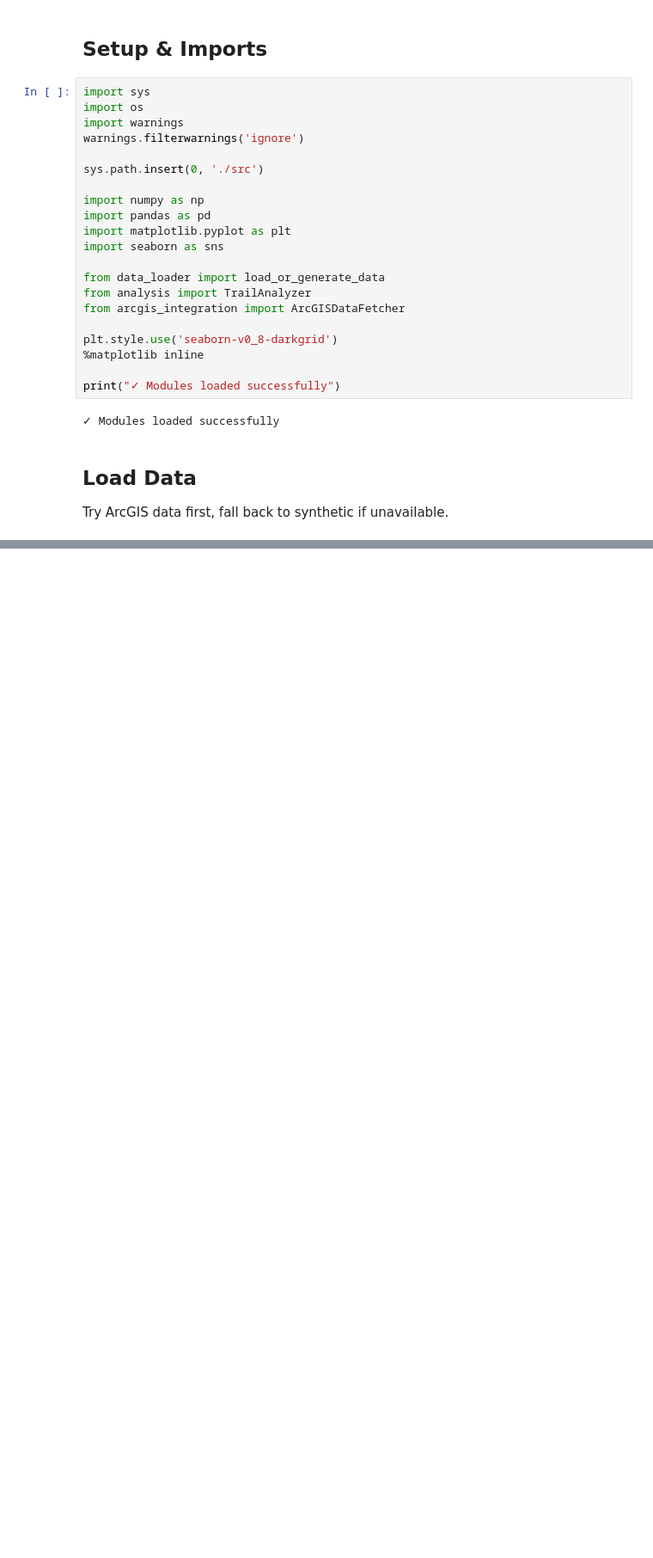
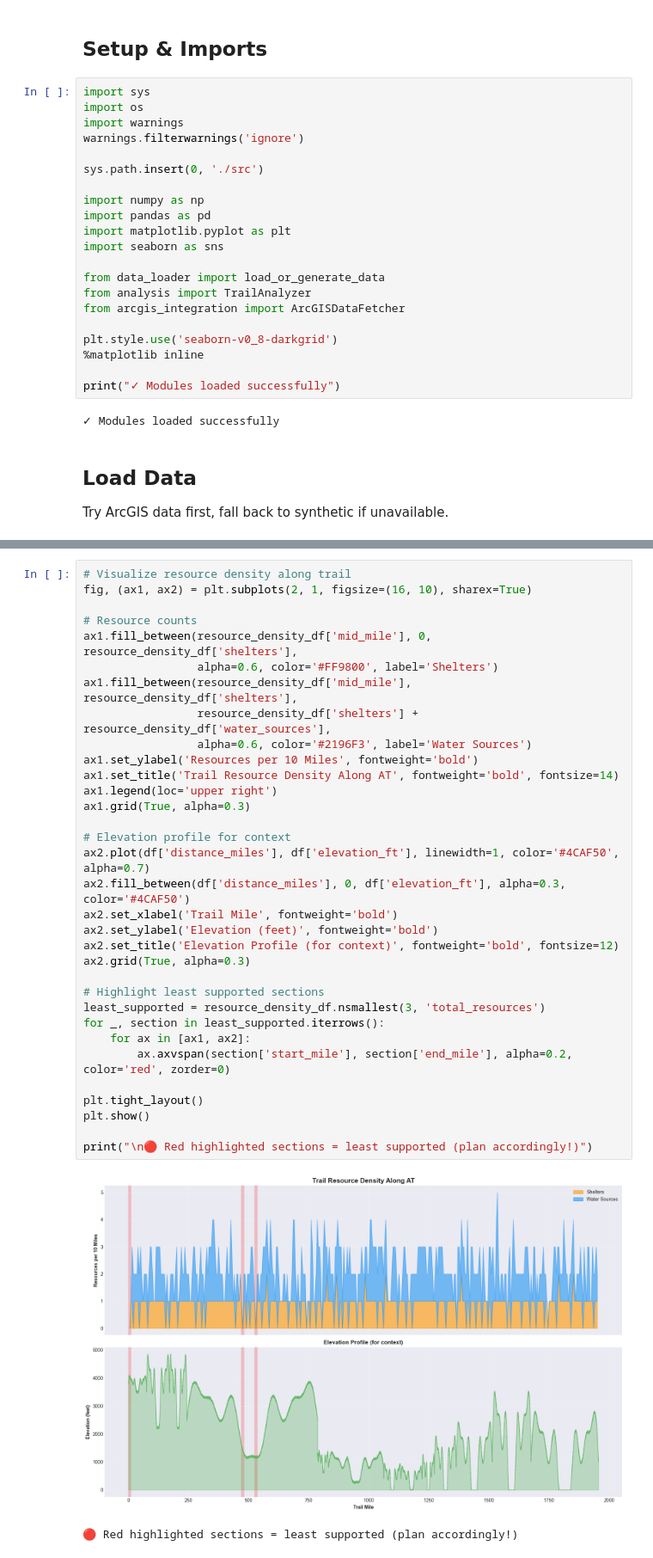
Before and after one commit to poglesbyg/251104, a Jupyter notebook: arcgis_enhanced_analysis.ipynb, the cells around one changed output, grey strips where cells are left out. Shown at 86% size. Cells and saved outputs as stored; diff of their text form; blank space fills up the shorter version.

```diff
--- a/arcgis_enhanced_analysis.ipynb
+++ b/arcgis_enhanced_analysis.ipynb
@@ -91,0 +440,36 @@ Elevation: 0 - 4854 ft
+# %%
+# Visualize resource density along trail
+fig, (ax1, ax2) = plt.subplots(2, 1, figsize=(16, 10), sharex=True)
+
+# Resource counts
+ax1.fill_between(resource_density_df['mid_mile'], 0, resource_density_df['shelters'],
+                 alpha=0.6, color='#FF9800', label='Shelters')
+ax1.fill_between(resource_density_df['mid_mile'], resource_density_df['shelters'],
+                 resource_density_df['shelters'] + resource_density_df['water_sources'],
+                 alpha=0.6, color='#2196F3', label='Water Sources')
+ax1.set_ylabel('Resources per 10 Miles', fontweight='bold')
+ax1.set_title('Trail Resource Density Along AT', fontweight='bold', fontsize=14)
+ax1.legend(loc='upper right')
+ax1.grid(True, alpha=0.3)
+
+# Elevation profile for context
+ax2.plot(df['distance_miles'], df['elevation_ft'], linewidth=1, color='#4CAF50', alpha=0.7)
+ax2.fill_between(df['distance_miles'], 0, df['elevation_ft'], alpha=0.3, color='#4CAF50')
+ax2.set_xlabel('Trail Mile', fontweight='bold')
+ax2.set_ylabel('Elevation (feet)', fontweight='bold')
+ax2.set_title('Elevation Profile (for context)', fontweight='bold', fontsize=12)
+ax2.grid(True, alpha=0.3)
+
+# Highlight least supported sections
+least_supported = resource_density_df.nsmallest(3, 'total_resources')
+for _, section in least_supported.iterrows():
+    for ax in [ax1, ax2]:
+        ax.axvspan(section['start_mile'], section['end_mile'], alpha=0.2, color='red', zorder=0)
+
+plt.tight_layout()
+plt.show()
+
+print("\n🔴 Red highlighted sections = least supported (plan accordingly!)")
+# %% [output]
+[figure, added]
+🔴 Red highlighted sections = least supported (plan accordingly!)
```
Also changed, not shown: parts of 40 cells of this notebook, 8 other files.
